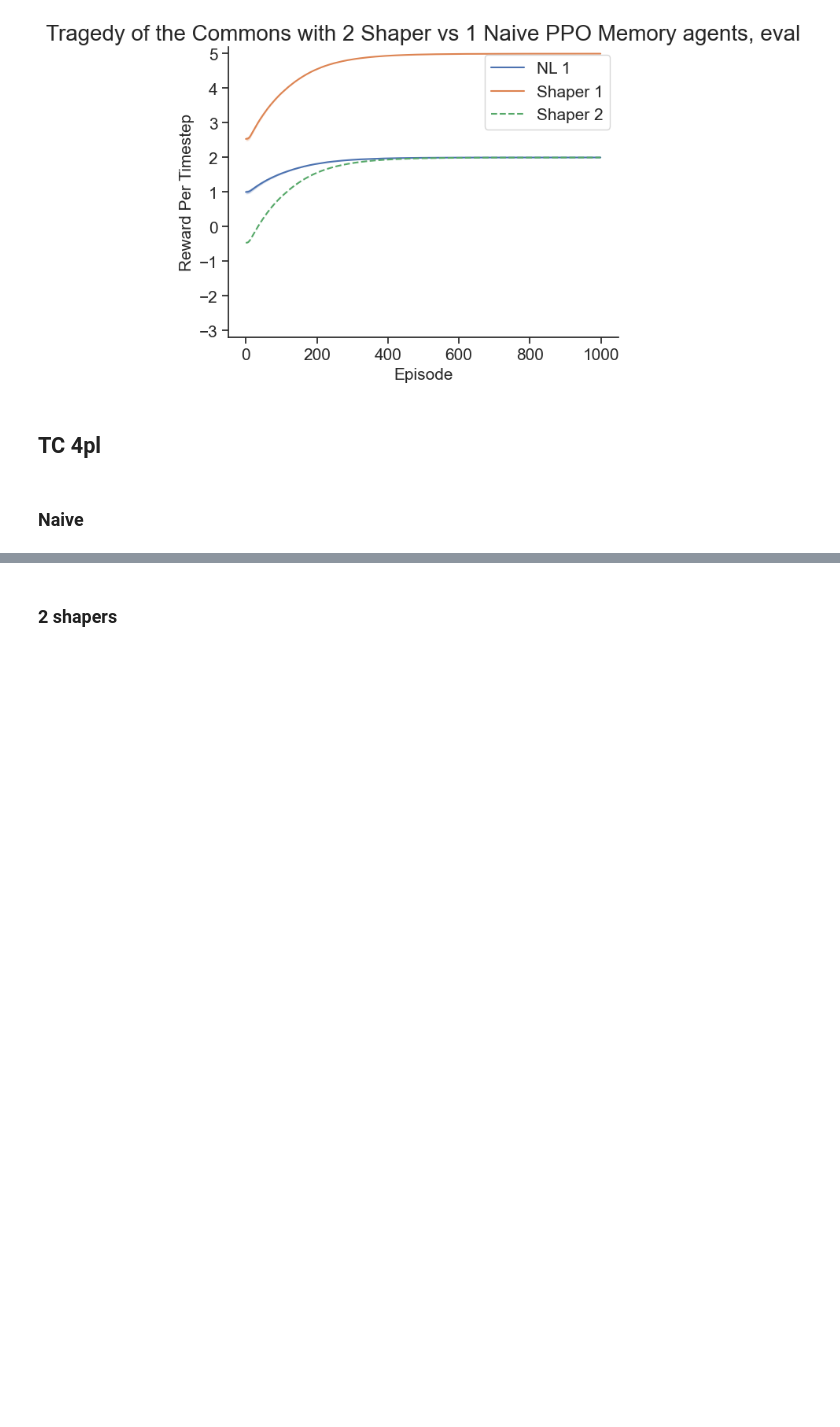
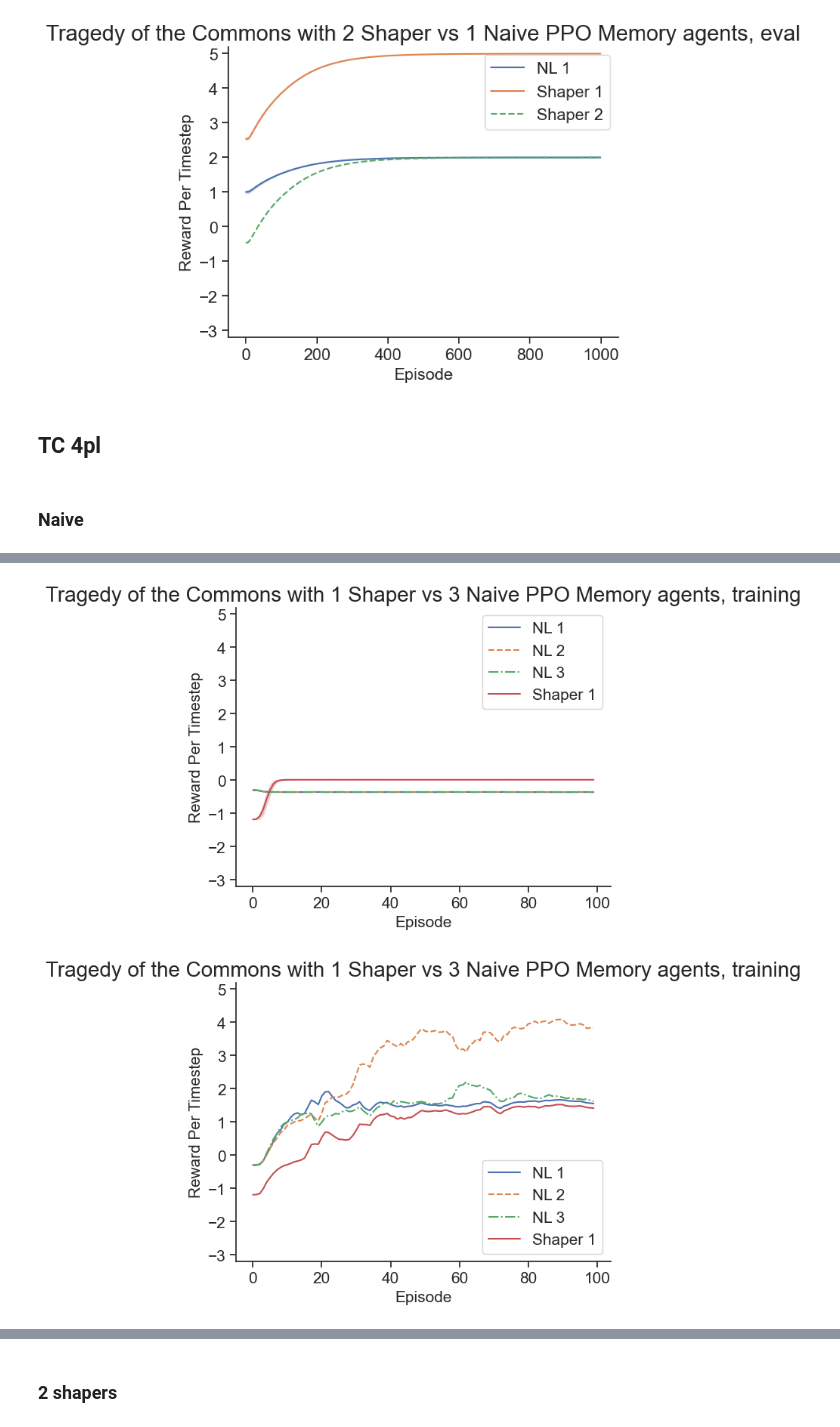
Before and after one commit to ucl-dark/pax, a Jupyter notebook: nshaper_figs.ipynb, the cells around one changed output, grey strips where cells are left out. Drawn from its saved outputs; the diff is of its cells as text; code cells hidden in the pictures; blank space fills up the shorter version.

```diff
--- a/nshaper_figs.ipynb
+++ b/nshaper_figs.ipynb
@@ -99,7 +99,7 @@ def plot_shaper_rewards(game,num_pl,num_shap,training_or_eval,smooth_factor=0,fl
     tag = "train" if training_or_eval == 'training' else "eval"
     for run in runs:
         current_seed = run.config["seed"] if tag=="train" else int(run.name.split("-eval")[0][-1]) #evals end w/ seed-eval
-        assert int(current_seed) # make sure it's an int
+        int(current_seed) # make sure it's an int
         if only_seeds is not None and current_seed not in only_seeds:
             continue
         if f'{tag}/reward_per_timestep/target_1' in run.history():
@@ -361,3 +361,7 @@ plot_naive_rewards("sd",4).show()
 # %%
-plot_shaper_rewards("tc",4,1,'training', smooth_factor=0).show()
+plot_shaper_rewards("tc",4,1,'training',only_seeds=[1,2,4,5], smooth_factor=0).show()
+plot_shaper_rewards("tc",4,1,'training',only_seeds=[3], smooth_factor=0.7).show()
+# %% [output]
+[figure, added]
+[figure, added]
 # %%
```
Also changed, not shown: parts of 29 cells of this notebook, 15 other files.
